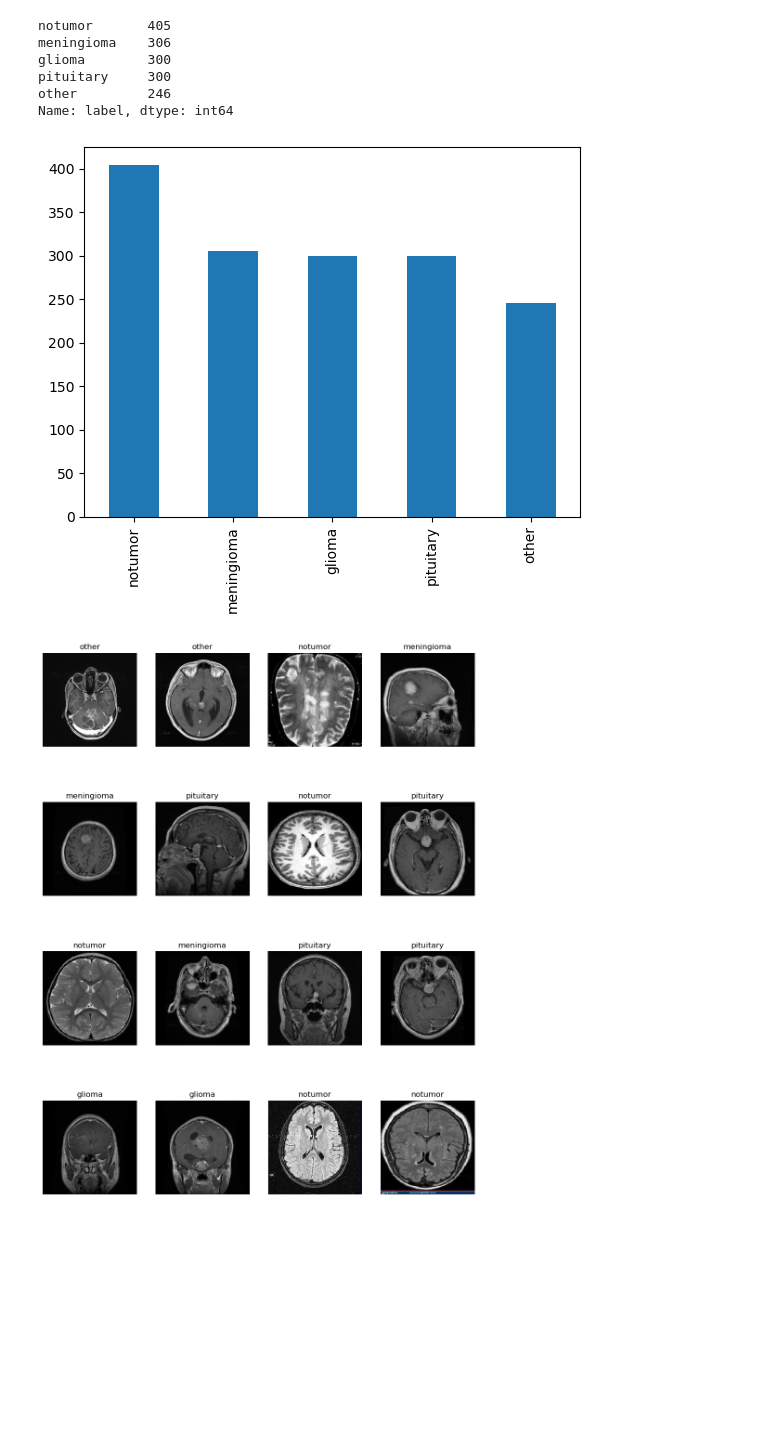
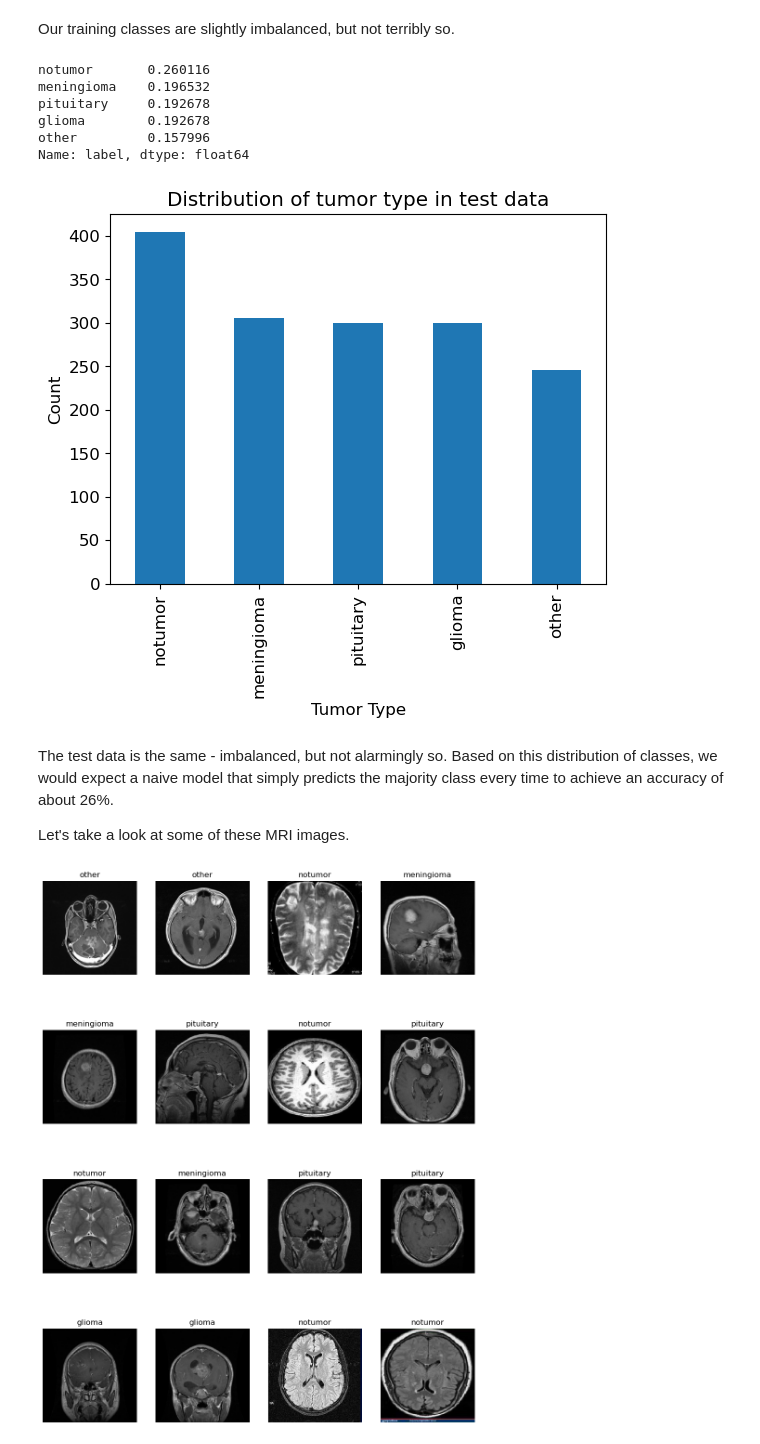
Before and after one commit to emgerber88/brain_tumor_CNN_classifier, a Jupyter notebook: Brain_Tumor_CNN_Modeling.ipynb, the cells around one changed output. Saved outputs shown, nothing was run; the diff lists cells and outputs as text; code cells hidden in the pictures; blank space fills up the shorter version.

```diff
--- a/Brain_Tumor_CNN_Modeling.ipynb
+++ b/Brain_Tumor_CNN_Modeling.ipynb
@@ -67,8 +94,10 @@ if not os.path.exists(new_test_dir):
 # %%
+# specify folders with images to move from second dataset
 supplement_labels = ['Astrocitoma T1C+', 'Carcinoma T1C+', 'Ependimoma T1C+', 'Ganglioglioma T1C+',
                 'Germinoma T1C+', 'Granuloma T1C+', 'Meduloblastoma T1C+', 'Neurocitoma T1C+',
                 'Oligodendroglioma T1C+', 'Papiloma T1C+', 'Schwannoma T1C+', 'Tuberculoma T1C+']
 
+# specify path with images from second dataset
 supplement_path = '/Users/eli/Desktop/brain_tumor_CNN_classifier/data/supplement/'
 
 # move 80% of images to the new "other" directory in train_dir and 20% to the new "other" directory in test_dir
@@ -83,15 +112,15 @@ for label in supplement_labels:
     files_moved = 0
 
     for filename in train_files:
-        src_path = os.path.join(folder_path, filename)
-        if os.path.isfile(src_path):
-            dst_path = os.path.join(new_train_dir, filename)
-            shutil.move(src_path, dst_path)
-            files_moved += 1
+        if filename.endswith((".jpg", ".jpeg")):
+            src_path = os.path.join(folder_path, filename)
+            if os.path.isfile(src_path):
+                dst_path = os.path.join(new_train_dir, filename)
+                shutil.move(src_path, dst_path)
 
     for filename in test_files:
-        src_path = os.path.join(folder_path, filename)
-        if os.path.isfile(src_path):
-            dst_path = os.path.join(new_test_dir, filename)
-            shutil.move(src_path, dst_path)
-            files_moved += 1
+        if filename.endswith((".jpg", ".jpeg")):
+            src_path = os.path.join(folder_path, filename)
+            if os.path.isfile(src_path):
+                dst_path = os.path.join(new_test_dir, filename)
+                shutil.move(src_path, dst_path)
@@ -177,16 +226,31 @@ tumor_train_df['label'].value_counts().plot(kind = 'bar');
+# %% [markdown]
+Our training classes are slightly imbalanced, but not terribly so.
 # %%
-tumor_test_df['label'].value_counts()
+tumor_test_df['label'].value_counts(normalize = True)
 # %% [output]
-notumor       405
-meningioma    306
-glioma        300
-pituitary     300
-other         246
-Name: label, dtype: int64
+notumor       0.260116
+meningioma    0.196532
+pituitary     0.192678
+glioma        0.192678
+other         0.157996
+Name: label, dtype: float64
 # %%
-tumor_test_df['label'].value_counts().plot(kind = 'bar');
+# instantiate figure
+fig, ax = plt.subplots()
+
+# plot tumor types
+tumor_test_df['label'].value_counts().plot(kind = 'bar')
+
+# set title and axis labels
+ax.set_title('Distribution of tumor type in test data')
+ax.set_ylabel('Count')
+ax.set_xlabel('Tumor Type');
 # %% [output]
-[figure, old version]
+[figure, new version]
+# %% [markdown]
+The test data is the same - imbalanced, but not alarmingly so. Based on this distribution of classes, we would expect a naive model that simply predicts the majority class every time to achieve an accuracy of about 26%.
+
+Let's take a look at some of these MRI images.
 # %%
 # with gratitude to MD Mushfirat Mohaimin for this code
 # https://www.kaggle.com/code/mushfirat/brain-tumor-classification-accuracy-96
```
Also changed, not shown: parts of 68 cells of this notebook.
